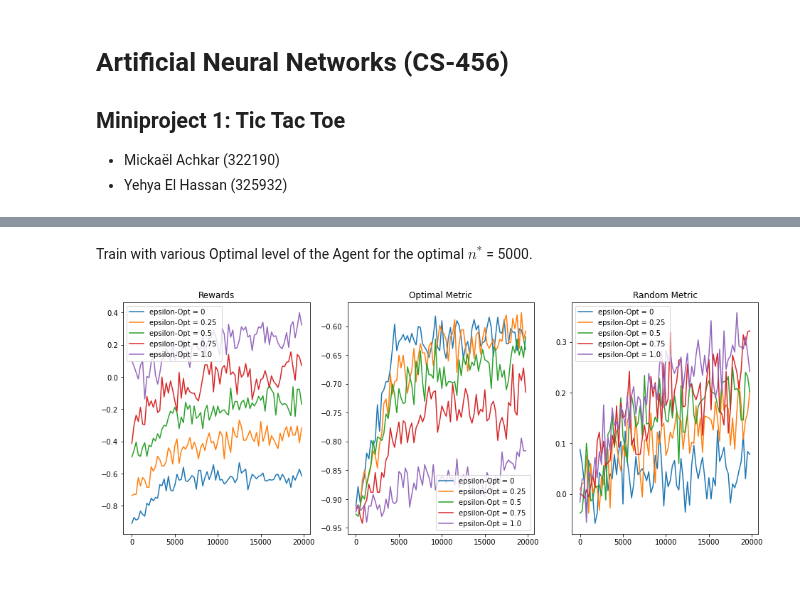
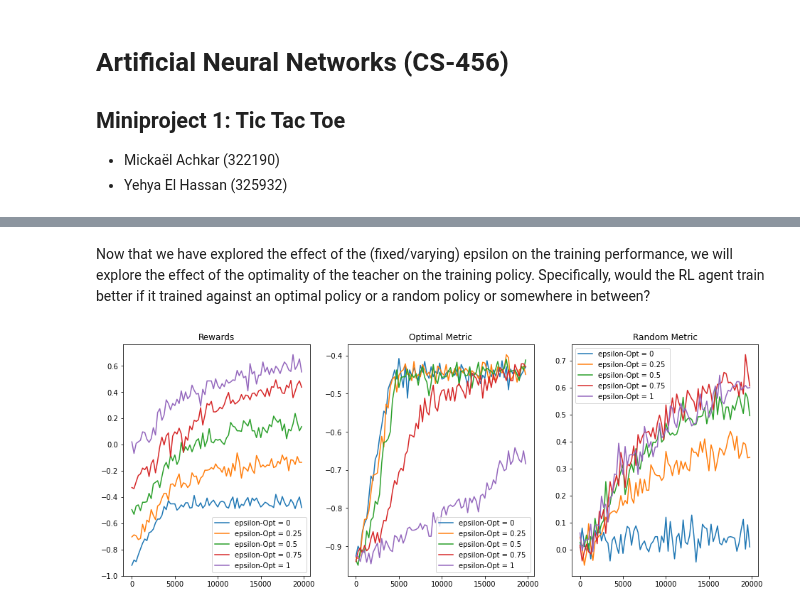
Before and after one commit to mikqs/rl-tic-tac-toe, a Jupyter notebook: 322190_325932.ipynb, the cells around one changed output, grey strips where cells are left out. Cells and saved outputs as stored; diff of their text form; code cells hidden in the pictures; blank space fills up the shorter version.

```diff
--- a/322190_325932.ipynb
+++ b/322190_325932.ipynb
@@ -184,16 +244,28 @@ def train_rl_agent_qlearning(environment: TictactoeEnv, number_of_episodes: int,
         for step in range(9):
             if environment.current_player == player_optimal.player:
                 move = player_optimal.act(grid)
+
             else:
                 if (number_of_rl_movements%2 ==0):
+                    # store current state and action
                     rl_current_state = grid
                     rl_current_action = player_rl_agent.act(grid)
+
                     move = (int(rl_current_action/3),rl_current_action%3)
+
                 else:
+                    # store next state and action
                     rl_next_state = grid
                     rl_next_action = player_rl_agent.act(grid)
+
                     move = (int(rl_next_action/3),rl_next_action%3)
+
+                    # update the q-table
                     player_rl_agent.update_q_table(rl_current_state, rl_current_action, rl_next_state)
+
+                    # set the next state to current state after update
+                    rl_current_state = rl_next_state
+                    rl_current_action = rl_next_action
 
                 number_of_rl_movements+=1
 
@@ -204,8 +276,8 @@ def train_rl_agent_qlearning(environment: TictactoeEnv, number_of_episodes: int,
 
             if end:
                 rewards[episode] = (environment.reward(rl_player_character))
+
                 #Update with the current state action as the next state as current state TODO: check
-
                 player_rl_agent.update_q_table(rl_current_state, rl_current_action, grid, terminal_state=True )
 
                 if verbose:
@@ -351,46 +408,29 @@ plot_metrics(number_of_episodes,m_rand, axes[2], label = f"n = {number_of_explor
-# %% [markdown]
-Train with various Optimal level of the Agent for the optimal $n^*$ = 5000.
+# %% [markdown]
+Now that we have explored the effect of the (fixed/varying) epsilon on the training performance, we will explore the effect of the optimality of the teacher on the training policy. Specifically, would the RL agent train better if it trained against an optimal policy or a random policy or somewhere in between?
 # %%
+# Train with various Optimal level of the Agent for the optimal n* = 5000 (Question 4).
+
 # RL Hyper-params
 number_of_episodes = 20000
 epsilon_min,epsilon_max = 0.1, 0.8
 number_of_exploratory_games = 5000
 epsilon = lambda n: max(epsilon_min, epsilon_max*(1-(n/number_of_exploratory_games)))
 
+# Environment
 environment = TictactoeEnv()
+
+# Plot
 fig, axes = plt.subplots(1,3,figsize=(16,6))
 axes[0].set_title("Rewards")
 axes[1].set_title("Optimal Metric")
 axes[2].set_title("Random Metric")
 
-optimal_level = 0
-player_rl_agent, rewards, m_opt, m_rand = train_rl_agent_qlearning(environment, number_of_episodes=number_of_episodes, optimal_level=optimal_level,epsilon=epsilon, test_episode=250)
-plot_rewards(number_of_episodes,rewards, axes[0], label = f"epsilon-Opt = {optimal_level} ")
-plot_metrics(number_of_episodes,m_opt, axes[1], label = f"epsilon-Opt = {optimal_level} ")
-plot_metrics(number_of_episodes,m_rand, axes[2], label = f"epsilon-Opt = {optimal_level} ")
-
-optimal_level = 0.25
-player_rl_agent, rewards, m_opt, m_rand = train_rl_agent_qlearning(environment, number_of_episodes=number_of_episodes, optimal_level=optimal_level,epsilon=epsilon, test_episode=250)
-plot_rewards(number_of_episodes,rewards, axes[0], label =f"epsilon-Opt = {optimal_level} ")
-plot_metrics(number_of_episodes,m_opt, axes[1], label = f"epsilon-Opt = {optimal_level} ")
-plot_metrics(number_of_episodes,m_rand, axes[2], label = f"epsilon-Opt = {optimal_level} ")
-
-optimal_level = 0.5
-player_rl_agent, rewards, m_opt, m_rand = train_rl_agent_qlearning(environment, number_of_episodes=number_of_episodes, optimal_level=optimal_level,epsilon=epsilon, test_episode=250)
-plot_rewards(number_of_episodes,rewards, axes[0], label =f"epsilon-Opt = {optimal_level} ")
-plot_metrics(number_of_episodes,m_opt, axes[1], label = f"epsilon-Opt = {optimal_level} ")
-plot_metrics(number_of_episodes,m_rand, axes[2],label =f"epsilon-Opt = {optimal_level} ")
-
-optimal_level = 0.75
-player_rl_agent, rewards, m_opt, m_rand = train_rl_agent_qlearning(environment, number_of_episodes=number_of_episodes, optimal_level=optimal_level,epsilon=epsilon, test_episode=250)
-plot_rewards(number_of_episodes,rewards, axes[0], label =f"epsilon-Opt = {optimal_level} ")
-plot_metrics(number_of_episodes,m_opt, axes[1], label =f"epsilon-Opt = {optimal_level} ")
-plot_metrics(number_of_episodes,m_rand, axes[2], label = f"epsilon-Opt = {optimal_level} ")
-
-optimal_level = 1.0
-player_rl_agent, rewards, m_opt, m_rand = train_rl_agent_qlearning(environment, number_of_episodes=number_of_episodes, optimal_level=optimal_level,epsilon=epsilon, test_episode=250)
-plot_rewards(number_of_episodes,rewards, axes[0], label =f"epsilon-Opt = {optimal_level} ")
-plot_metrics(number_of_episodes,m_opt, axes[1], label =f"epsilon-Opt = {optimal_level} ")
-plot_metrics(number_of_episodes,m_rand, axes[2], label = f"epsilon-Opt = {optimal_level} ")
+list_of_optimal_levels = [0,0.25,0.5,0.75,1]
+for optimal_level in list_of_optimal_levels:
+    # Train and get the rewards, M_opt, M_rand for a different optimality levels of the teacher
+    player_rl_agent, rewards, m_opt, m_rand = train_rl_agent_qlearning(environment, number_of_episodes=number_of_episodes, optimal_level=optimal_level,epsilon=epsilon, test_episode=250)
+    plot_rewards(number_of_episodes,rewards, axes[0], label = f"epsilon-Opt = {optimal_level} ")
+    plot_metrics(number_of_episodes,m_opt, axes[1], label = f"epsilon-Opt = {optimal_level} ")
+    plot_metrics(number_of_episodes,m_rand, axes[2], label = f"epsilon-Opt = {optimal_level} ")
 # %% [output]
-[figure, old version]
+[figure, new version]
```
Also changed, not shown: parts of 17 cells of this notebook.
